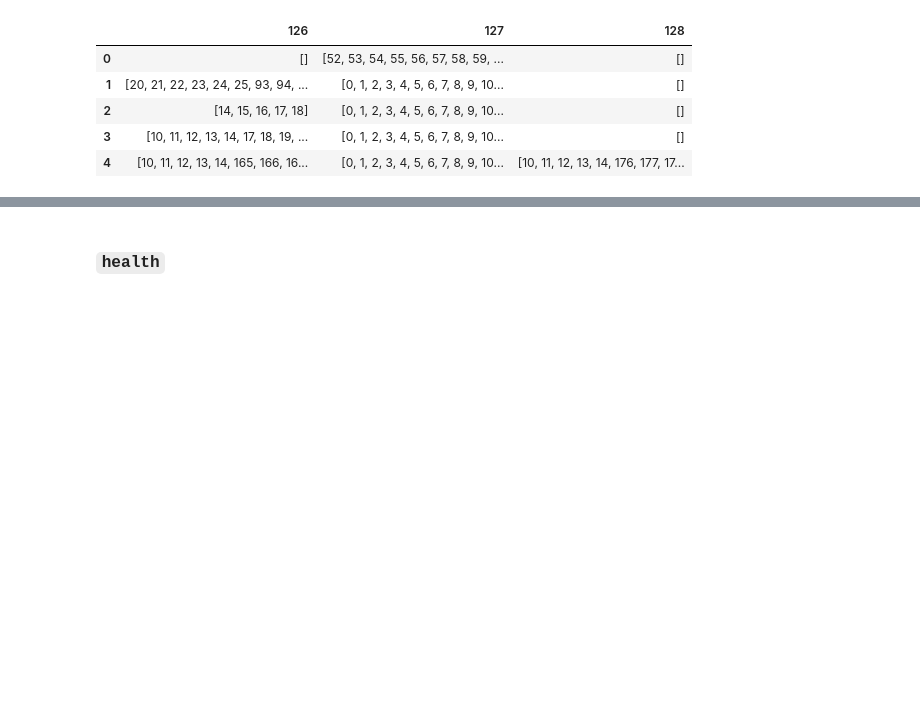
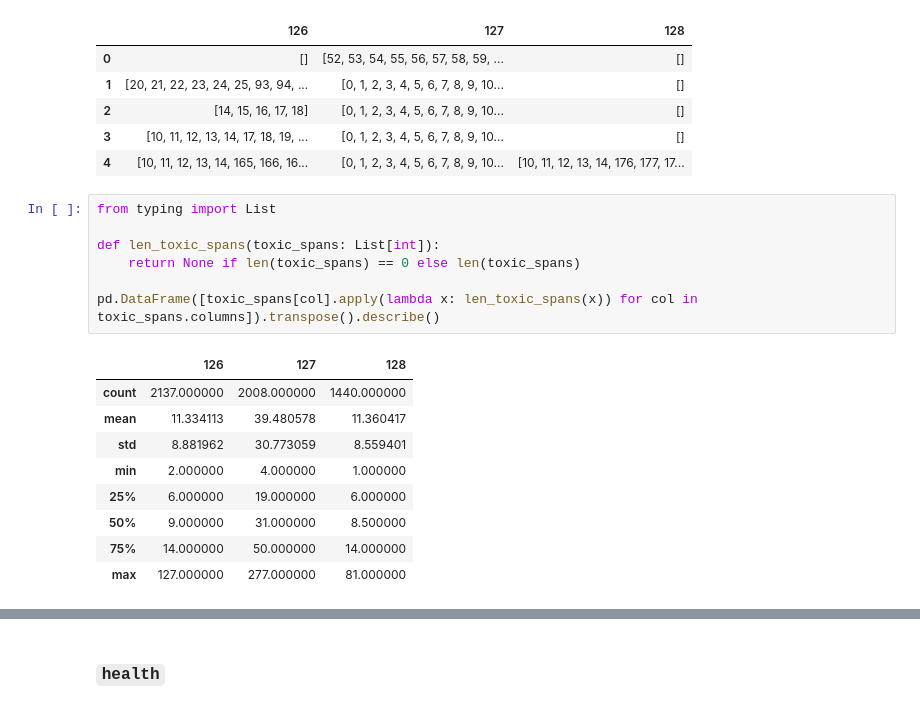
Before and after one commit to DougTrajano/olid-br, a Jupyter notebook: notebooks/processing/build_dataset.ipynb, the cells around one changed output, grey strips where cells are left out. Saved outputs shown, nothing was run; the diff lists cells and outputs as text; blank space fills up the shorter version.

```diff
--- a/notebooks/processing/build_dataset.ipynb
+++ b/notebooks/processing/build_dataset.ipynb
@@ -280,3 +280,20 @@ toxic_spans.head()
 | 2 | [14, 15, 16, 17, 18] | [0, 1, 2, 3, 4, 5, 6, 7, 8, 9, 10... | [] |
 | 3 | [10, 11, 12, 13, 14, 17, 18, 19, ... | [0, 1, 2, 3, 4, 5, 6, 7, 8, 9, 10... | [] |
 | 4 | [10, 11, 12, 13, 14, 165, 166, 16... | [0, 1, 2, 3, 4, 5, 6, 7, 8, 9, 10... | [10, 11, 12, 13, 14, 176, 177, 17... |
+# %%
+from typing import List
+
+def len_toxic_spans(toxic_spans: List[int]):
+    return None if len(toxic_spans) == 0 else len(toxic_spans)
+
+pd.DataFrame([toxic_spans[col].apply(lambda x: len_toxic_spans(x)) for col in toxic_spans.columns]).transpose().describe()
+# %% [output]
+|  | 126 | 127 | 128 |
+| count | 2137.000000 | 2008.000000 | 1440.000000 |
+| mean | 11.334113 | 39.480578 | 11.360417 |
+| std | 8.881962 | 30.773059 | 8.559401 |
+| min | 2.000000 | 4.000000 | 1.000000 |
+| 25% | 6.000000 | 19.000000 | 6.000000 |
+| 50% | 9.000000 | 31.000000 | 8.500000 |
+| 75% | 14.000000 | 50.000000 | 14.000000 |
+| max | 127.000000 | 277.000000 | 81.000000 |
```
Also changed, not shown: parts of 1 cell of this notebook, 4 other files.
